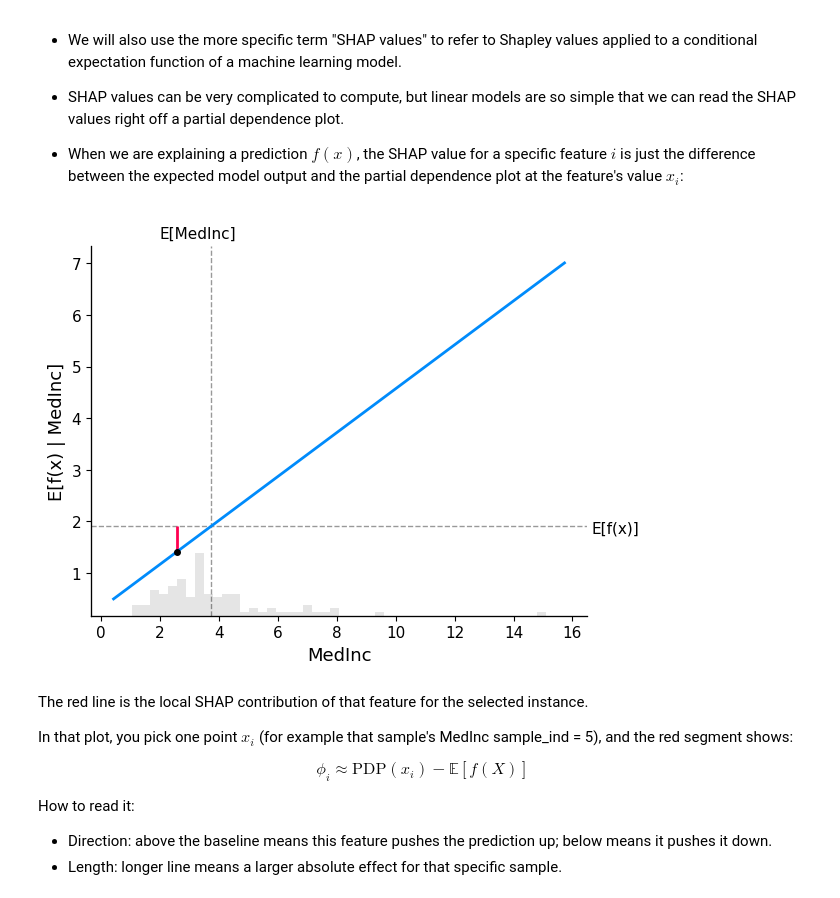
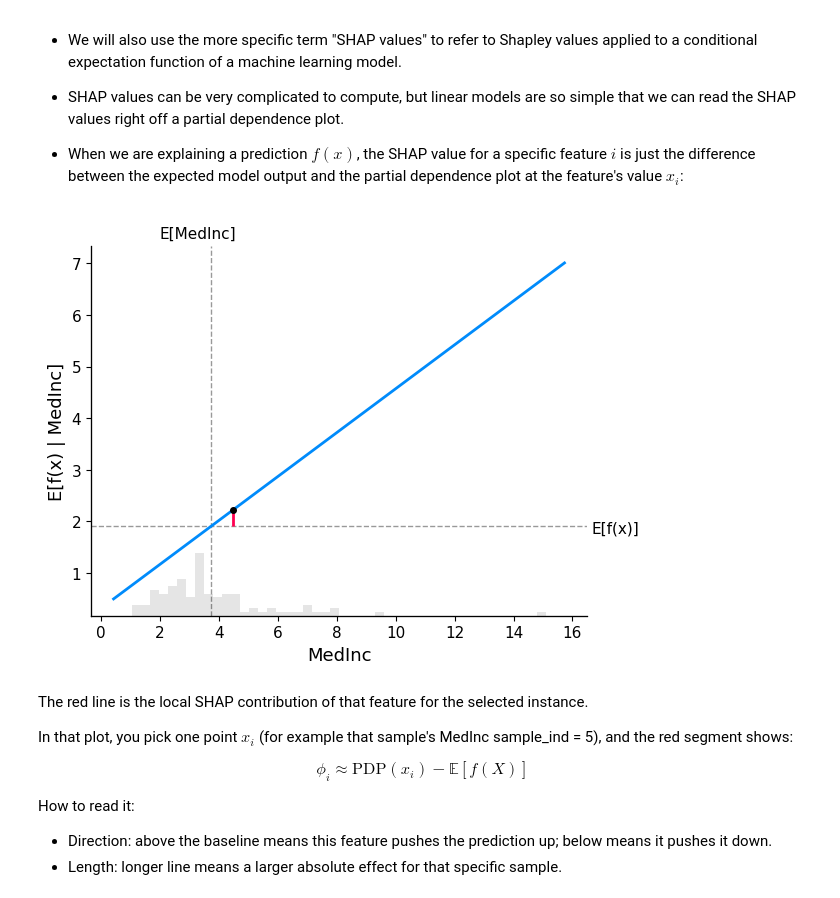
Before and after one commit to HOGENT-ML/course, a Jupyter notebook: 740-explainability_shapley.ipynb, the cells around one changed output. Drawn from its saved outputs; the diff is of its cells as text; code cells hidden in the pictures.

```diff
--- a/740-explainability_shapley.ipynb
+++ b/740-explainability_shapley.ipynb
@@ -112,21 +112,21 @@ $$
 # %%
 # compute the SHAP values for the linear model
 explainer = shap.Explainer(model.predict, X100)
 shap_values = explainer(X)
 
 # make a standard partial dependence plot
-sample_ind = 5
+sample_ind = 85 # index of the instance to show the SHAP values for
 shap.partial_dependence_plot(
     "MedInc",
     model.predict,
     X100,
     model_expected_value=True,
     feature_expected_value=True,
     ice=False,
     shap_values=shap_values[sample_ind : sample_ind + 1, :], # only show the SHAP values for the single instance
 )
 # %% [output]
-[figure, old version]
+[figure, new version]
 # %% [markdown]
 The red line is the local SHAP contribution of that feature for the selected instance.
 
```
Also changed, not shown: parts of 6 cells of this notebook.
